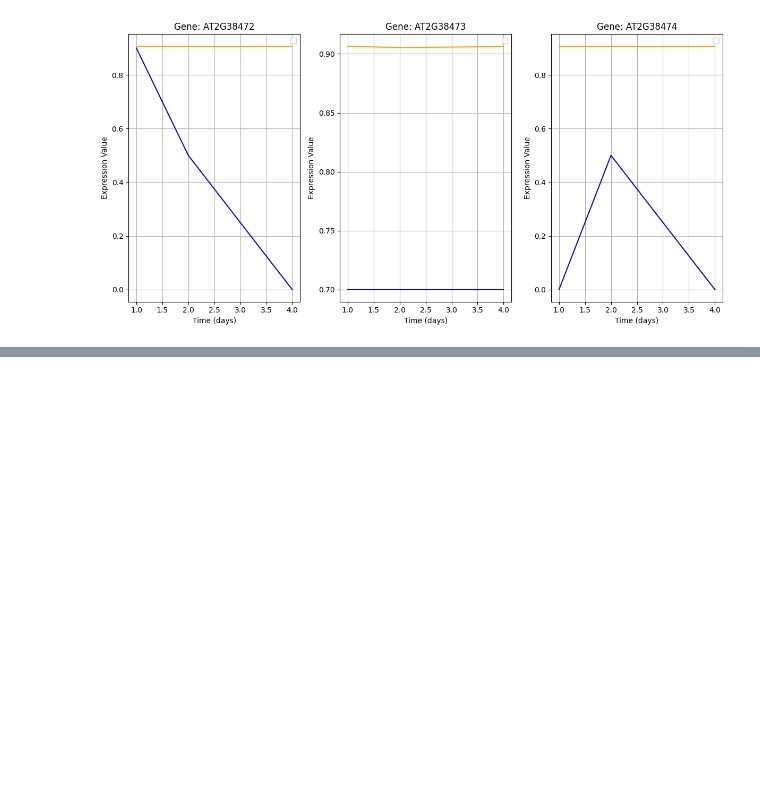
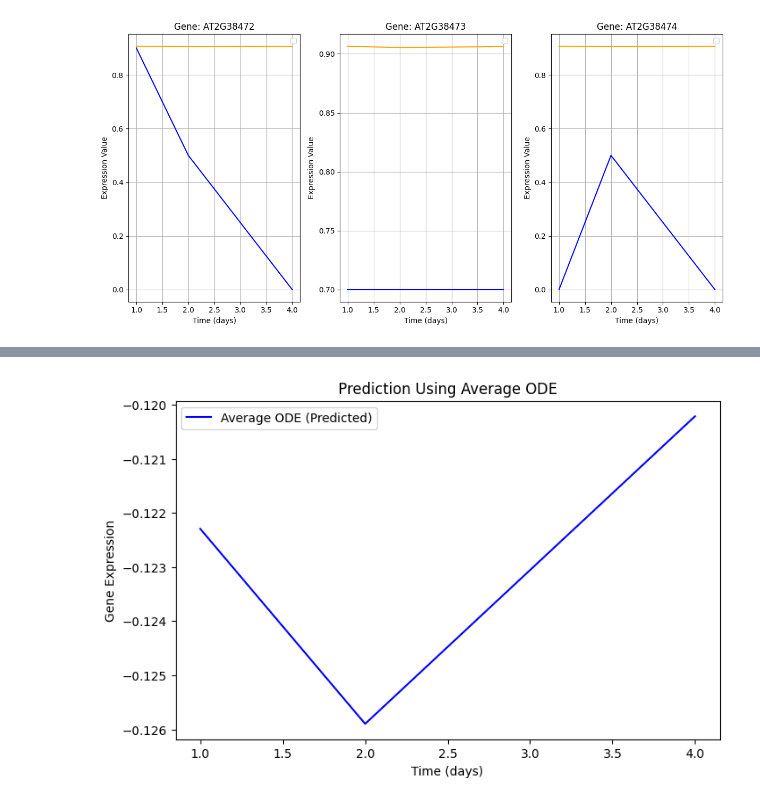
Before and after one commit to prabal5ghosh/research-project-on-physics-informed-machine-learning-on-transcriptomics-data, a Jupyter notebook: pinn_1.ipynb, the cells around one changed output, grey strips where cells are left out. Drawn from its saved outputs; the diff is of its cells as text; code cells hidden in the pictures; blank space fills up the shorter version.

```diff
--- a/pinn_1.ipynb
+++ b/pinn_1.ipynb
@@ -1653,0 +1810,45 @@ Test Data (Actual):
+# %%
+# Forward PINN for solving the average ODE
+def forward_pinn_avg_ode(t_data):
+    model = PINN()
+    optimizer = optim.Adam(model.parameters(), lr=0.001)
+
+    # Physics Loss Function
+    def loss_fn(t, y_pred):
+        y_t = torch.autograd.grad(y_pred, t, grad_outputs=torch.ones_like(y_pred), create_graph=True)[0]
+        return ((y_t - avg_ode(t, y_pred)) ** 2).mean()
+
+    # Training
+    t_data = torch.tensor(t_data, requires_grad=True).float().unsqueeze(1)
+    for epoch in range(1000):
+        y_pred = model(t_data)
+        loss = loss_fn(t_data, y_pred)
+        optimizer.zero_grad()
+        loss.backward()
+        optimizer.step()
+        if epoch % 100 == 0:
+            print(f"Epoch {epoch}, Loss: {loss.item()}")
+
+    return model
+# %%
+# Define time points for prediction
+t_data = torch.tensor([1, 2, 4], requires_grad=True, dtype=torch.float32) # Specify dtype as torch.float32
+# Train forward PINN for the average ODE
+avg_model = forward_pinn_avg_ode(t_data)
+
+# Generate predictions
+
+y_avg_pred = avg_model(t_data.unsqueeze(1)).detach().numpy()
+
+
+# Plot the data
+import matplotlib.pyplot as plt
+
+plt.figure(figsize=(8, 5))
+plt.plot(t_data.detach().numpy(), y_avg_pred, label="Average ODE (Predicted)", color="blue")
+plt.xlabel("Time (days)")
+plt.ylabel("Gene Expression")
+plt.title("Prediction Using Average ODE")
+plt.legend()
+plt.show()
+# %% [output]
@@ -1654,3 +1865,4 @@ Test Data (Actual):
+[figure, added]
 # %%
 pip install jinns
 # %% [output]
```
Also changed, not shown: parts of 3 cells of this notebook.
